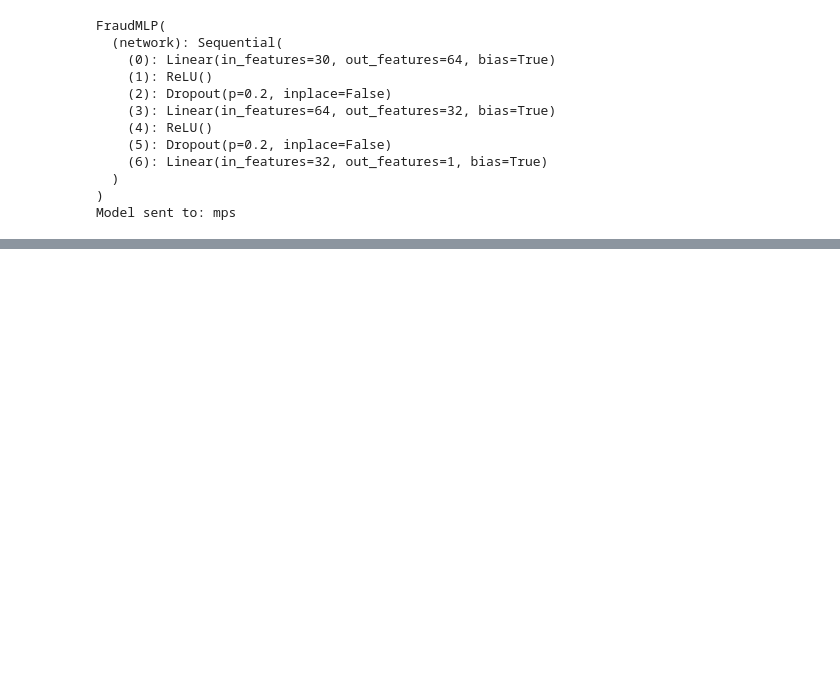
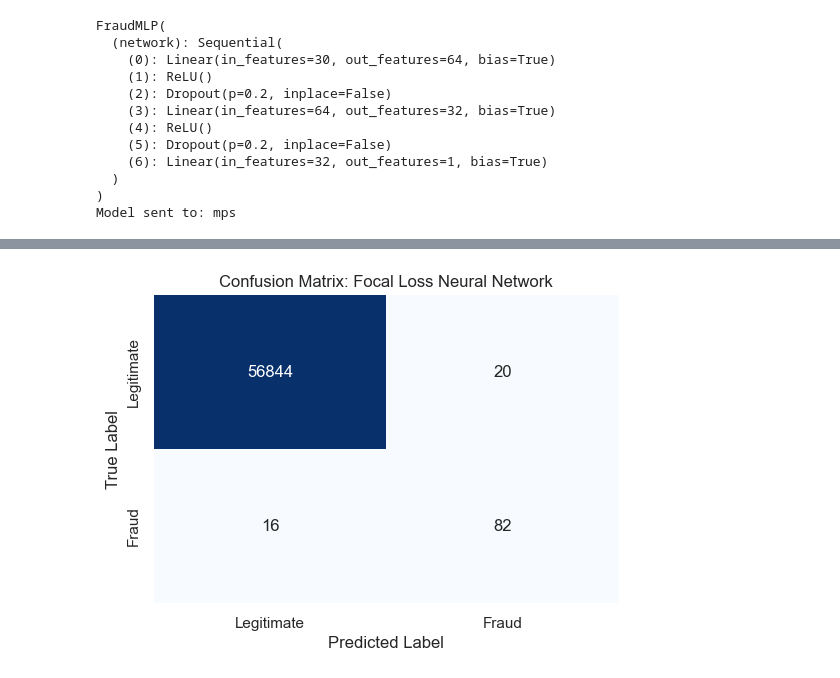
Before and after one commit to amartyakallingal/CS-4641-Credit-Card-Fraud-Project, a Jupyter notebook: neural_network.ipynb, the cells around one changed output, grey strips where cells are left out. Drawn from its saved outputs; the diff is of its cells as text; code cells hidden in the pictures; blank space fills up the shorter version.

```diff
--- a/neural_network.ipynb
+++ b/neural_network.ipynb
@@ -244,3 +271,20 @@ Optimal Threshold: 0.4553 (Yields F1-Score: 0.8100)
+# %%
+# Generate Confusion Matrix for Focal Loss NN using its optimal threshold
+optimal_threshold_fl = 0.4553 # Use the exact threshold outputted by your cell
+nn_predictions = (nn_probs >= optimal_threshold_fl).astype(int)
+
+cm_nn = confusion_matrix(y_test_numpy, nn_predictions)
+
+plt.figure(figsize=(6, 4))
+sns.heatmap(cm_nn, annot=True, fmt='d', cmap='Blues', cbar=False,
+            xticklabels=['Legitimate', 'Fraud'], yticklabels=['Legitimate', 'Fraud'])
+plt.title('Confusion Matrix: Focal Loss Neural Network')
+plt.xlabel('Predicted Label')
+plt.ylabel('True Label')
+plt.savefig('nn_focal_loss_cm.png', dpi=300, bbox_inches='tight')
+plt.show()
+# %% [output]
+[figure, added]
 # %%
 # Cell 8: Train Neural Network on SMOTE Data
 from imblearn.over_sampling import SMOTE
```
Also changed, not shown: parts of 6 cells of this notebook, 6 other files.
